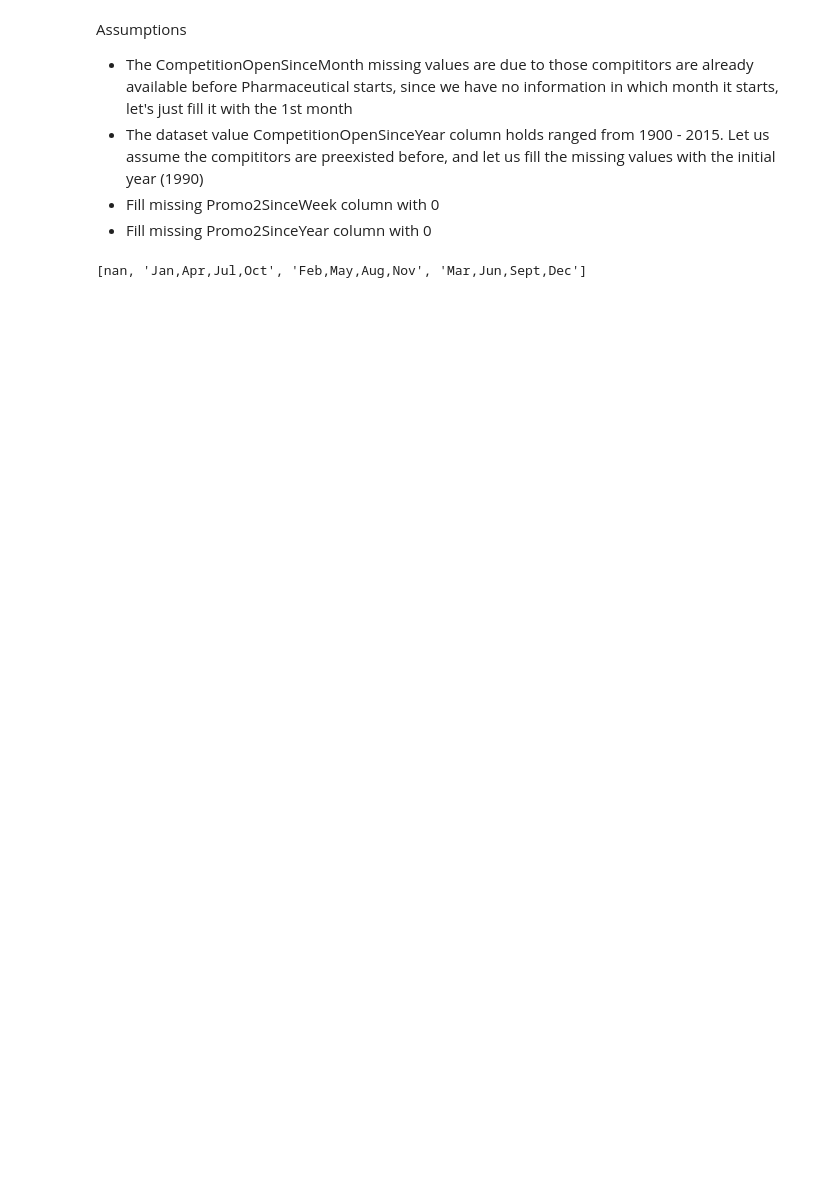
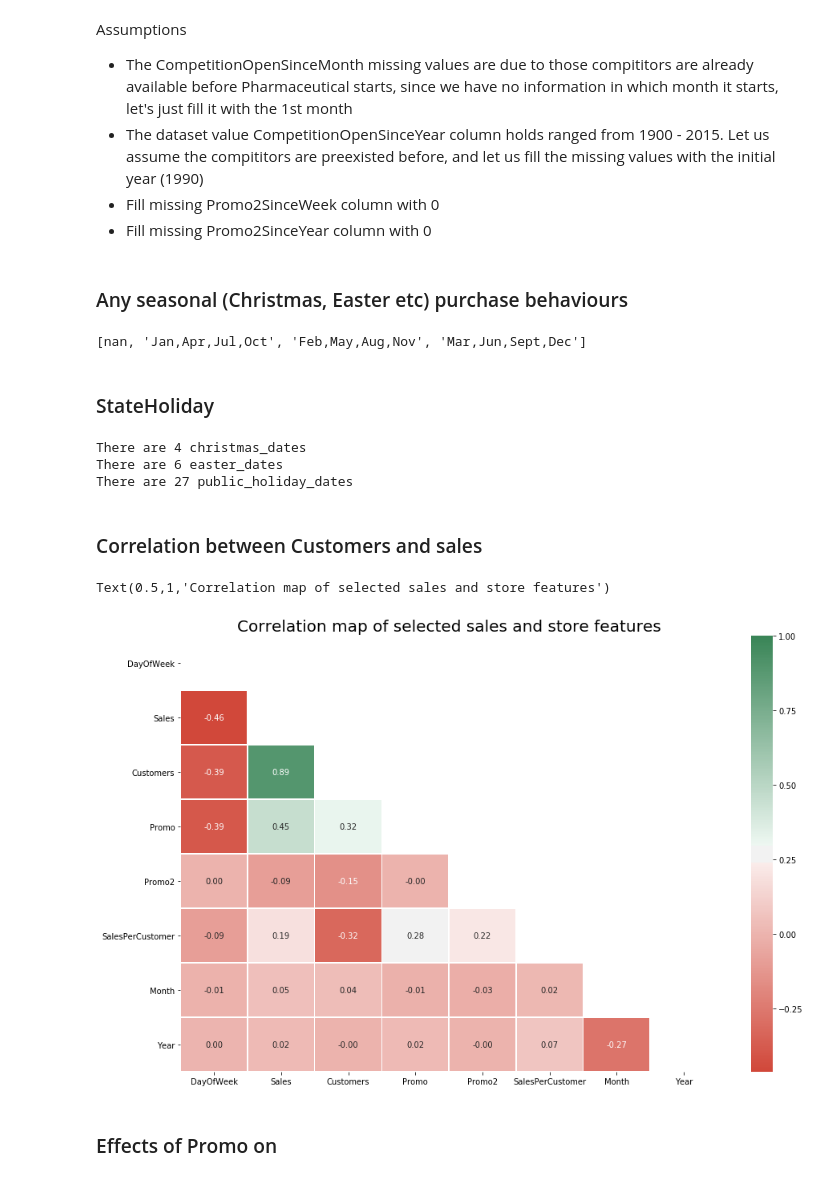
Before and after one commit to BirhanuGebisa/Pharmaceutical_sales_prediction, a Jupyter notebook: notebooks/ED_analysis.ipynb, the cells around one changed output. Cells and saved outputs as stored; diff of their text form; code cells hidden in the pictures; blank space fills up the shorter version.

```diff
--- a/notebooks/ED_analysis.ipynb
+++ b/notebooks/ED_analysis.ipynb
@@ -605,7 +561,55 @@ Assumptions
 - The dataset value CompetitionOpenSinceYear column holds ranged from 1900 - 2015. Let us assume the compititors are preexisted before, and let us fill the missing values with the initial year (1990)
 - Fill missing Promo2SinceWeek column with 0
 - Fill missing Promo2SinceYear column with 0
+# %% [markdown]
+### Any seasonal (Christmas, Easter etc) purchase behaviours
 # %%
 store_df['PromoInterval'].unique().tolist()
 # %% [output]
 [nan, 'Jan,Apr,Jul,Oct', 'Feb,May,Aug,Nov', 'Mar,Jun,Sept,Dec']
+# %% [markdown]
+### StateHoliday
+# %%
+christmas = train_df.query("StateHoliday=='c'")
+christmas_dates = christmas.groupby('Date')['Date'].unique().values
+print(f"There are {christmas_dates.shape[0]} christmas_dates")
+christmas_dates = [a[0] for a in christmas_dates.tolist()]
+
+easter = train_df.query("StateHoliday=='b'")
+easter_dates = easter.groupby('Date')['Date'].unique().values
+print(f"There are {easter_dates.shape[0]} easter_dates")
+easter_dates = [a[0] for a in easter_dates.tolist()]
+
+public_holiday = train_df.query("StateHoliday=='a'")
+public_holiday_dates = public_holiday.groupby('Date')['Date'].unique().values
+print(f"There are {public_holiday_dates.shape[0]} public_holiday_dates")
+public_holiday_dates = [a[0] for a in public_holiday_dates.tolist()]
+# %% [output]
+There are 4 christmas_dates
+There are 6 easter_dates
+There are 27 public_holiday_dates
+# %% [markdown]
+### Correlation between Customers and sales
+# %%
+df_correlation = merged_train[['DayOfWeek', 'Sales', 'Customers', 'Open', 'Promo',
+                           'Promo2', 'SalesPerCustomer', 'Month', 'Year',
+                           'StateHoliday', 'Assortment', 'StoreType',
+                           'PromoInterval']]
+
+df_correlation=df_correlation.drop('Open', axis = 1)
+upper_triangle = np.zeros_like(df_correlation.corr(), dtype=bool)
+upper_triangle[np.triu_indices_from(upper_triangle)] = True
+f, ax = plt.subplots(figsize=(15, 10))
+sns.heatmap(df_correlation.corr(),
+            ax=ax,
+            annot=True,
+            mask=upper_triangle,
+            fmt='.2f',
+            linewidths=0.5,
+            cmap=sns.diverging_palette(15, 500, as_cmap=True))
+ax.set_title("Correlation map of selected sales and store features", fontsize=20)
+# %% [output]
+Text(0.5,1,'Correlation map of selected sales and store features')
+[figure, added]
+# %% [markdown]
+### Effects of Promo on
```
Also changed, not shown: parts of 33 cells of this notebook.
